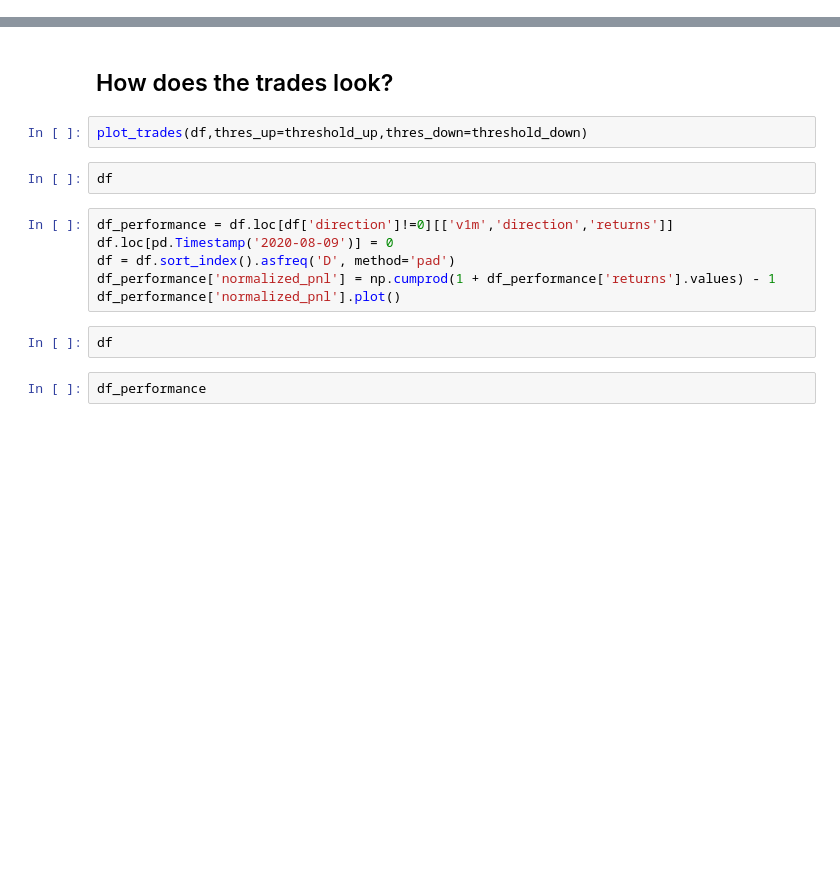
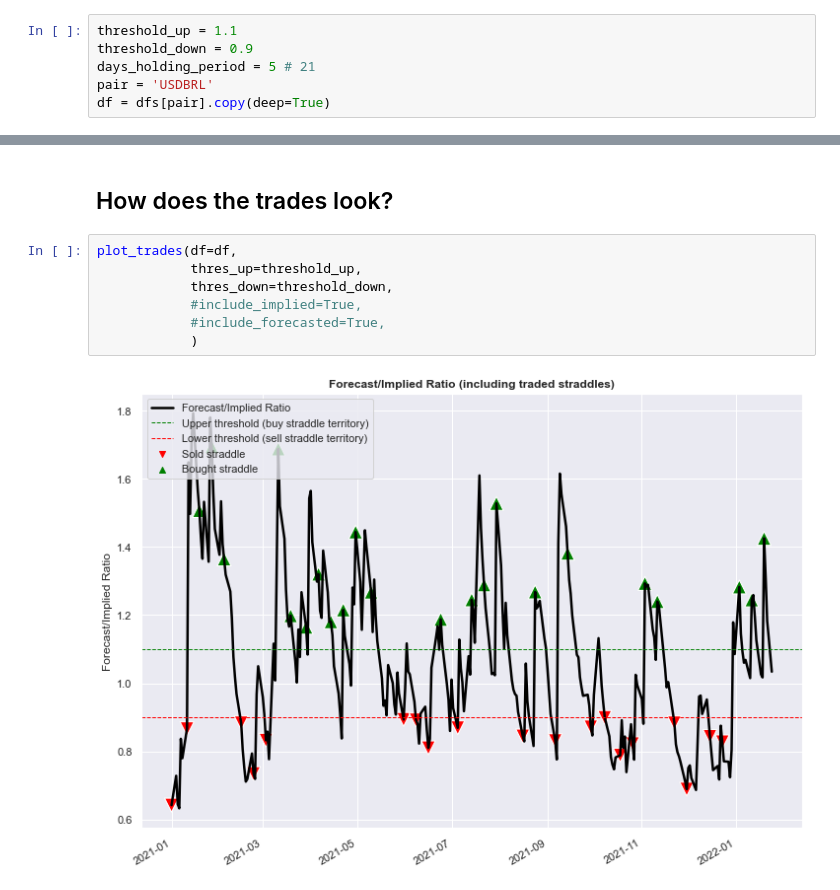
Before and after one commit to frederikbachdk/FXVolTrading, a Jupyter notebook: tradingstrategy/garch_trading.ipynb, the cells around one changed output, grey strips where cells are left out. Saved outputs shown, nothing was run; the diff lists cells and outputs as text; blank space fills up the shorter version.

```diff
--- a/tradingstrategy/garch_trading.ipynb
+++ b/tradingstrategy/garch_trading.ipynb
@@ -177 +79,7 @@ As we can see, tails are way fatter
+# %%
+threshold_up = 1.1
+threshold_down = 0.9
+days_holding_period = 5 # 21
+pair = 'USDBRL'
+df = dfs[pair].copy(deep=True)
 # %%
@@ -183,16 +100,11 @@ df.tail(10)
 # %% [markdown]
 ## How does the trades look?
 # %%
-plot_trades(df,thres_up=threshold_up,thres_down=threshold_down)
+plot_trades(df=df,
+            thres_up=threshold_up,
+            thres_down=threshold_down,
+            #include_implied=True,
+            #include_forecasted=True,
+            )
+# %% [output]
+[figure, added]
-# %%
-df
-# %%
-df_performance = df.loc[df['direction']!=0][['v1m','direction','returns']]
-df.loc[pd.Timestamp('2020-08-09')] = 0
-df = df.sort_index().asfreq('D', method='pad')
-df_performance['normalized_pnl'] = np.cumprod(1 + df_performance['returns'].values) - 1
-df_performance['normalized_pnl'].plot()
-# %%
-df
-# %%
-df_performance
```
Also changed, not shown: parts of 22 cells of this notebook, 3 other files.
